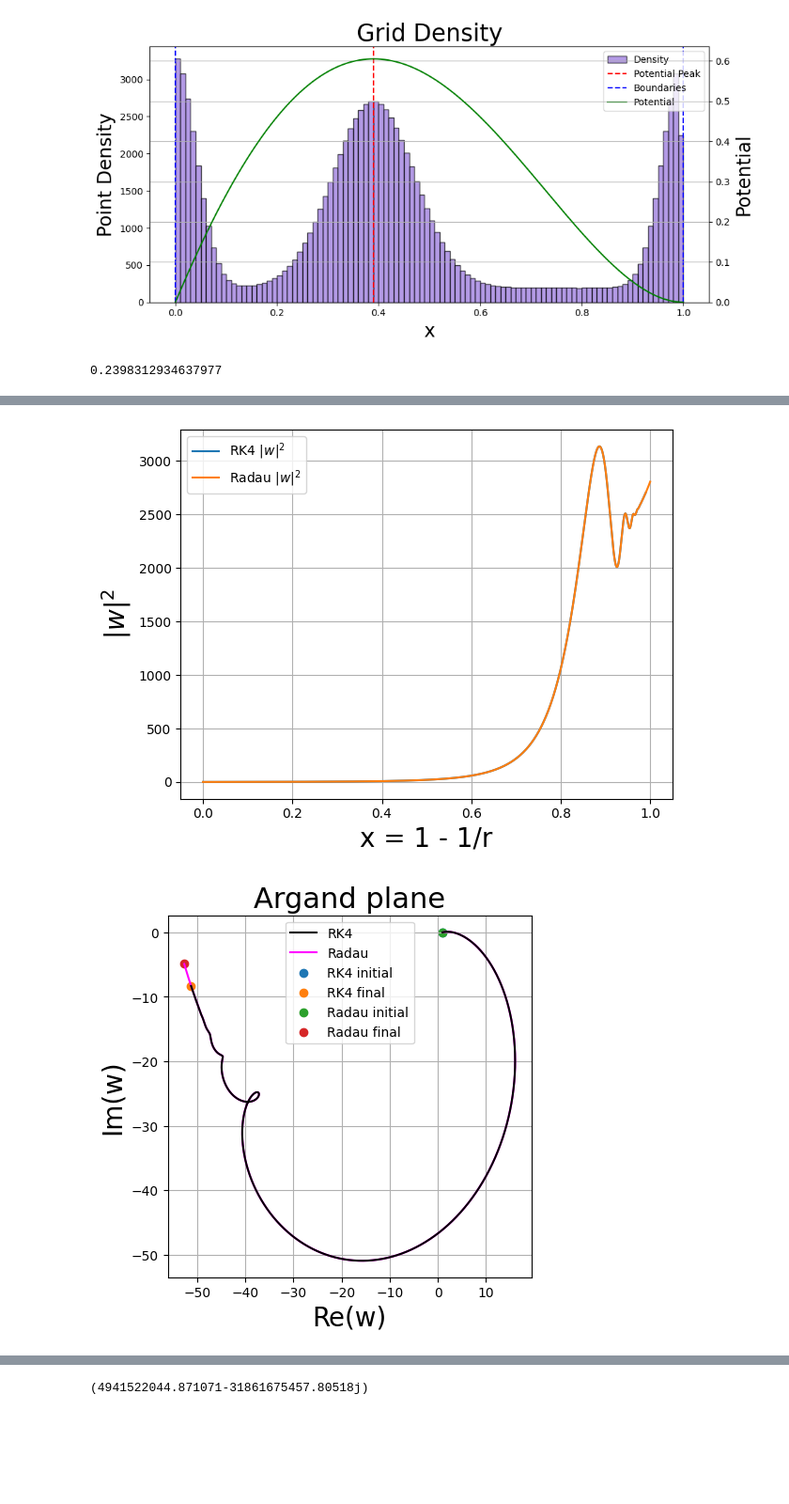
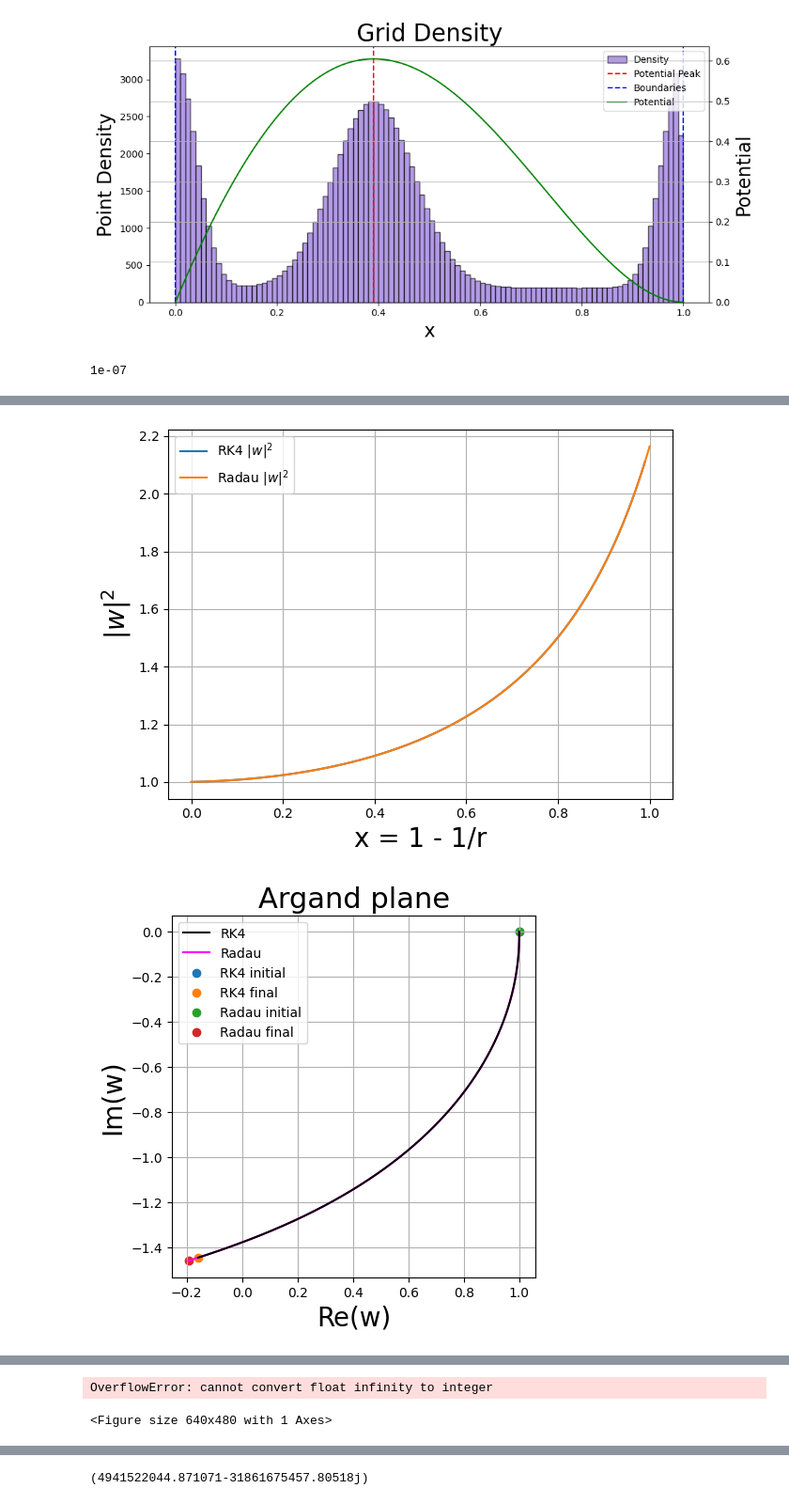
Before and after one commit to dakeerie/MSci-Project, a Jupyter notebook: PINN.ipynb, the cells around one changed output, grey strips where cells are left out. Shown at 94% size. Saved outputs shown, nothing was run; the diff lists cells and outputs as text; code cells hidden in the pictures; blank space fills up the shorter version.

```diff
--- a/PINN.ipynb
+++ b/PINN.ipynb
@@ -206,7 +206,7 @@ def robin_BC_h(w0, rho, l):
 
 M = 0.5
 l = 2
-rho = -1j*complex(0.3737, -0.0890)
+rho = -1j*complex(0.74734, -0.177921)
 eps = 1e-7
 w0 = complex(1, 0)
 BC = robin_BC_h(w0, rho, l)
@@ -313,7 +313,7 @@ plt.grid()
 plt.show()
 
 plt.figure()
-plt.plot(x_vals_Radau, -C_full(x_vals_Radau, rho, l)/A_full(x_vals_Radau), label = 'C/A')
+plt.plot(x_vals_Radau, np.abs(C_full(x_vals_Radau, rho, l)/A_full(x_vals_Radau)), label = 'C/A')
 plt.xlabel('x = 1 - 1/r', fontsize = 20)
 plt.ylabel('C(x)/A(x)', fontsize = 20)
 plt.xscale('log')
@@ -363,4 +363,4 @@ plt.show()
 # plt.tight_layout()
 # plt.show()
 # %% [output]
-0.2398312934637977
+1e-07
@@ -370,2 +370,2 @@ plt.show()
-[figure, old version]
+[figure, new version]
-[figure, old version]
+[figure, new version]
@@ -376,3 +375,5 @@ plt.show()
+OverflowError: cannot convert float infinity to integer
+<Figure size 640x480 with 1 Axes>
 # %%
 #PINN architecture
 class adaptive_tanh(nn.Module):
```
Also changed, not shown: parts of 4 cells of this notebook.
